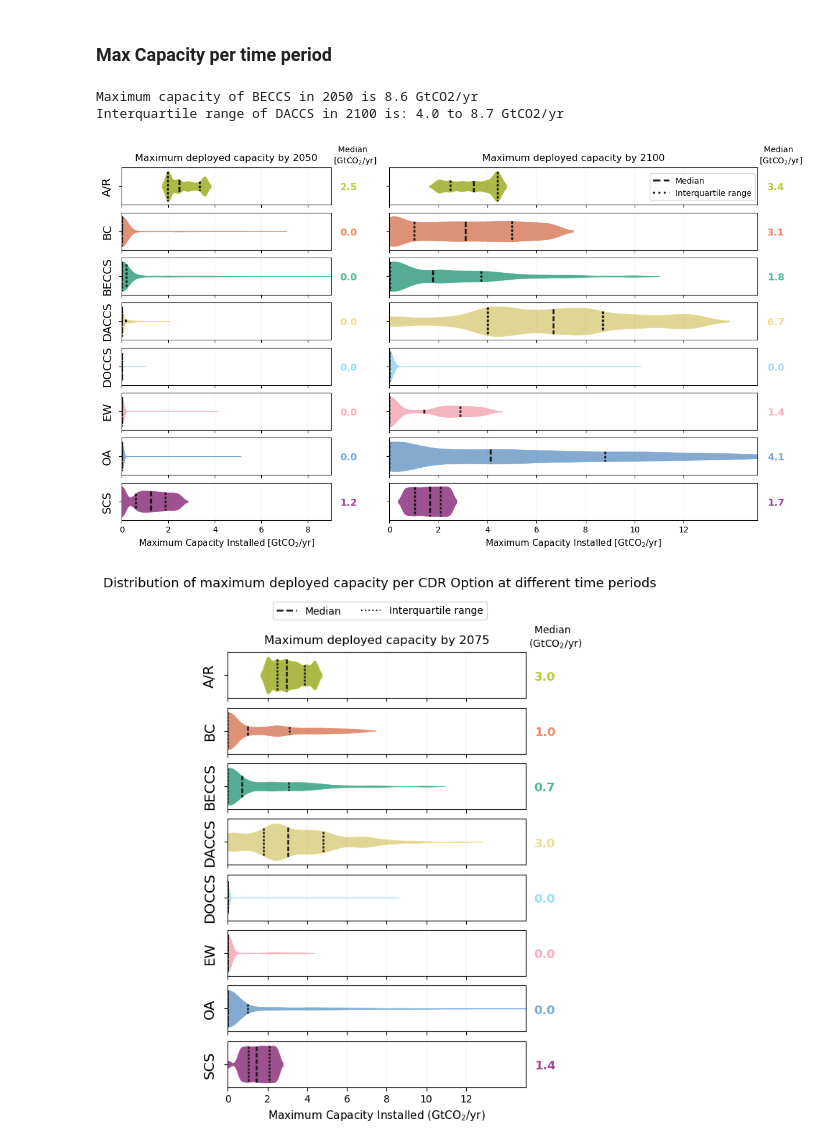
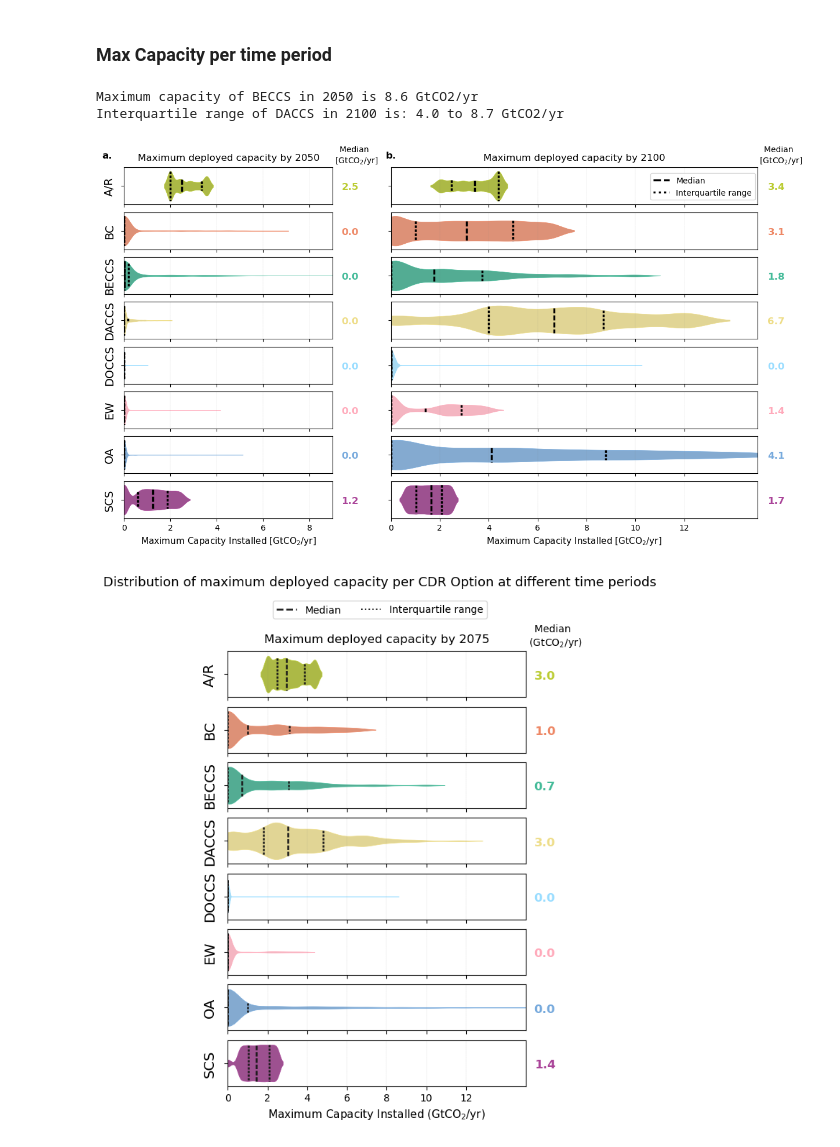
Before and after one commit to quirinarguez/CDR_Portfolios, a Jupyter notebook: Analysis_CDR_Portfolios.ipynb, the cells around one changed output. Cells and saved outputs as stored; diff of their text form; code cells hidden in the pictures.

```diff
--- a/Analysis_CDR_Portfolios.ipynb
+++ b/Analysis_CDR_Portfolios.ipynb
@@ -46,17 +46,29 @@ mpl.rcParams.update(mpl.rcParamsDefault)
 # %% [markdown]
 # 2. Importing data
 # %%
-# ------------------ Parameters not imported/computed ------------------
-i = ['BECCS', 'A/R', 'SCS', 'BC', 'DACCS', 'EW', 'OA', 'DOCCS']
+# Reading yaml files ================================================
+# ------------------ Reading 'key_parameters.yaml' ------------------
+with open('key_parameters.yaml', 'r') as f:
+    key_parameters = yaml.safe_load(f)
+
+i = key_parameters['i']
 i.sort()
-k1 = 0 # Value of first time period
-delK = 5 # Time step of optimisation (i.e., length of each period)
-N = 4 # Number of segments for piecewise linear approximation
-first_year = 2020 # Year corresponding to first time period
-last_year = 2100 # Year corresponding to last time period
+
+k1 = key_parameters['k1']
+delK = key_parameters['delK']
+N = key_parameters['N']
+first_year = key_parameters['first_year']
+last_year = key_parameters['last_year']
+color_dict = {CDR: key_parameters['color_per_CDR'][CDR] for CDR in i}
+
 T = int(1 + (last_year-first_year)/delK) # Number of time periods evaluated, equivalent to 17 if delK = 5 (i.e., 80 years)
 k = list(range(k1,T))
 
-# Color Map for later plotting - QUALITATIVE COLOUR SCHEMES by Paul Tol
-# Available from https://personal.sron.nl/~pault/#sec:qualitative - thank you!
-color_dict = {'BECCS':'#44BB99', 'A/R':'#BBCC33', 'SCS':'#AA4499', 'BC':'#EE8866', 'DACCS':'#EEDD88', 'EW':'#FFAABB', 'OA':'#77AADD', 'DOCCS':'#99DDFF'} # Light qualitative colour scheme
+# ------------------ Reading 'metric_names.yaml' ------------------
+with open('metric_names.yaml', 'r') as f:
+    metric_names = yaml.safe_load(f)
+
+all_metrics_names = metric_names['all_metrics_names']
+all_metrics_units = metric_names['all_metrics_units']
+
+#metric_names
@@ -161,7 +147,7 @@ data = max_2100.T.copy()
 # We can also compare output and input data: Ymax stores the input max potential
 Ymax = pd.DataFrame()
 for CDR in i:
-    Ymax[CDR] = aggregated_results.loc[:,'Ymax_%s' %CDR].div(1e9)
+    Ymax[CDR] = all_imported_data.loc[:,'Ymax_%s' %CDR].div(1e9)
 
 # This is because the dataframes were defined as: max_time = (Max capacity in indicated time period) - (Initial Capacity Installed)
 for CDR in data.columns:
@@ -235,6 +221,9 @@ for year in periods:
     df = df.rename(columns={"level_1":"CDR_opt"})
 
     axes = subfigs[sub].subplots(8, 2, width_ratios=[12,1], sharex='col')
+    if sub == 0: subfigs[sub].suptitle('a.', size = 12, weight='bold', ha = 'left', x=0, y = 0.98)
+    if sub == 1: subfigs[sub].suptitle('b.', size = 12, weight='bold', ha = 'left', x=0, y = 0.98)
+
 
     r = 0
     axes[r,0].set_title('Maximum deployed capacity by %d' %year, fontsize=12, y = y_subfig)
@@ -262,34 +251,34 @@ for year in periods:
 
         if year == 2050:
             axes[r,0].set_xlim(0,1e-9*max_capacity.max().max()*0.6)
         else:
             axes[r,0].set_xlim(0,1e-9*max_capacity.max().max())
 
         axes[r,0].set_xlabel(xlabel = "")
         axes[r,0].xaxis.grid(color='grey', linestyle='--', linewidth=0.1, zorder=1)
 
         if sub == 0:
             axes[r,0].set_ylabel(ylabel=CDR, fontsize = 14)
 
         if r == 7:
             axes[r,0].set_xlabel(xlabel = "Maximum Capacity Installed [GtCO$_2$/yr]", fontsize = 11)
         r += 1
 
     sub += 1
 
 axes[0,0].legend(handles=[mlines.Line2D([], [], linestyle='--', color='k', label='Median',linewidth=2.5),
                            mlines.Line2D([], [], linestyle=':', color='k', label='Interquartile range',linewidth=2.5)],
            fontsize =10, loc='upper center', bbox_to_anchor=(0.85,0.95), ncol=1)
 
 print('Maximum capacity of BECCS in 2050 is %.1f GtCO2/yr' %(1e-9*max_2050.loc['BECCS',:].max()))
 print("Interquartile range of DACCS in 2100 is:", round(df[df.CDR_opt == 'DACCS']['Maximum Capacity'].quantile(0.25),1), "to", round(df[df.CDR_opt == 'DACCS']['Maximum Capacity'].quantile(0.75),1), "GtCO2/yr")
 
 plt.show()
 plt.close('all')
 # %% [output]
 Maximum capacity of BECCS in 2050 is 8.6 GtCO2/yr
 Interquartile range of DACCS in 2100 is: 4.0 to 8.7 GtCO2/yr
-[figure, old version]
+[figure, new version]
 # %%
 # ONLY FOR 2075
 
```
Also changed, not shown: parts of 14 cells of this notebook, 1 other file.
